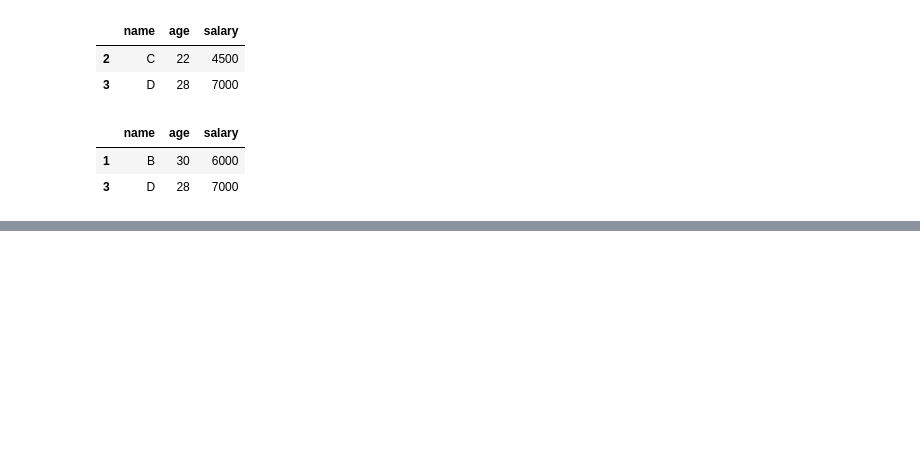
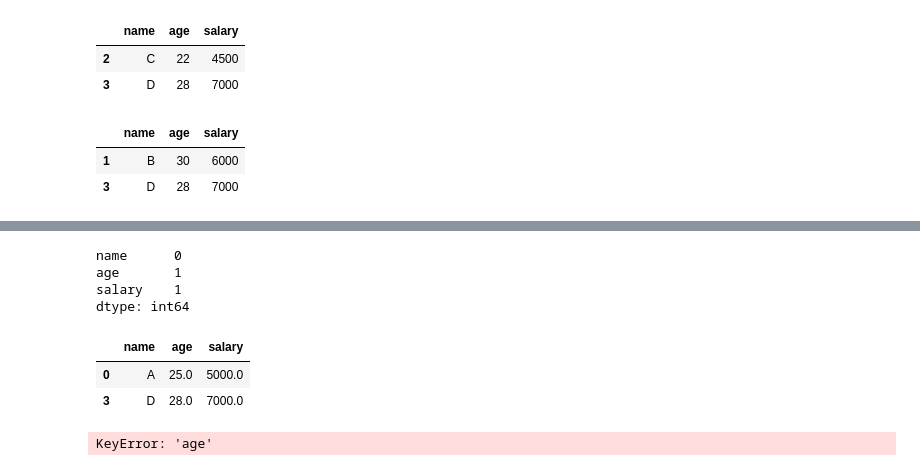
Before and after one commit to AbhayRai/Python_DS, a Jupyter notebook: Pandas/Basics.ipynb, the cells around one changed output, grey strips where cells are left out. Cells and saved outputs as stored; diff of their text form; code cells hidden in the pictures; blank space fills up the shorter version.

```diff
--- a/Pandas/Basics.ipynb
+++ b/Pandas/Basics.ipynb
@@ -474,0 +521,23 @@ df[~(df['salary']<=5000)]
+# %%
+## Q1 Find number of missing values in each column.
+df.isnull().sum()   ## Null values in the column
+# %% [output]
+name      0
+age       1
+salary    1
+dtype: int64
+# %%
+## Q2 Remove rows with missing values.
+df.dropna()
+# %% [output]
+|  | name | age | salary |
+| 0 | A | 25.0 | 5000.0 |
+| 3 | D | 28.0 | 7000.0 |
+# %%
+## Q3 Fill missing age with mean age.
+import numpy as np
+df['age'] = df['age'].replace(np.nan, df['age'].mean())
+
+df
+# %% [output]
+KeyError: 'age'
```
Also changed, not shown: parts of 4 cells of this notebook.
